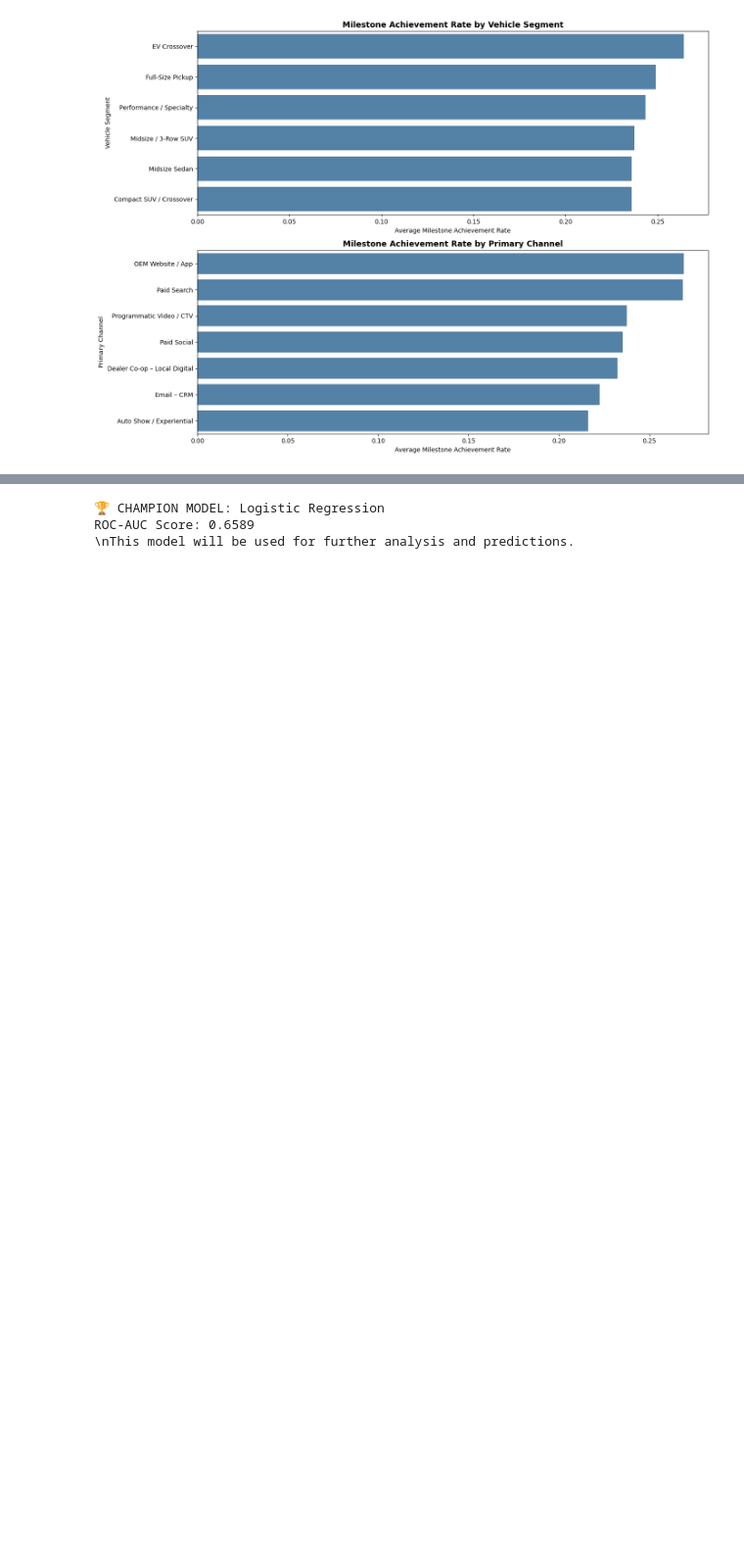
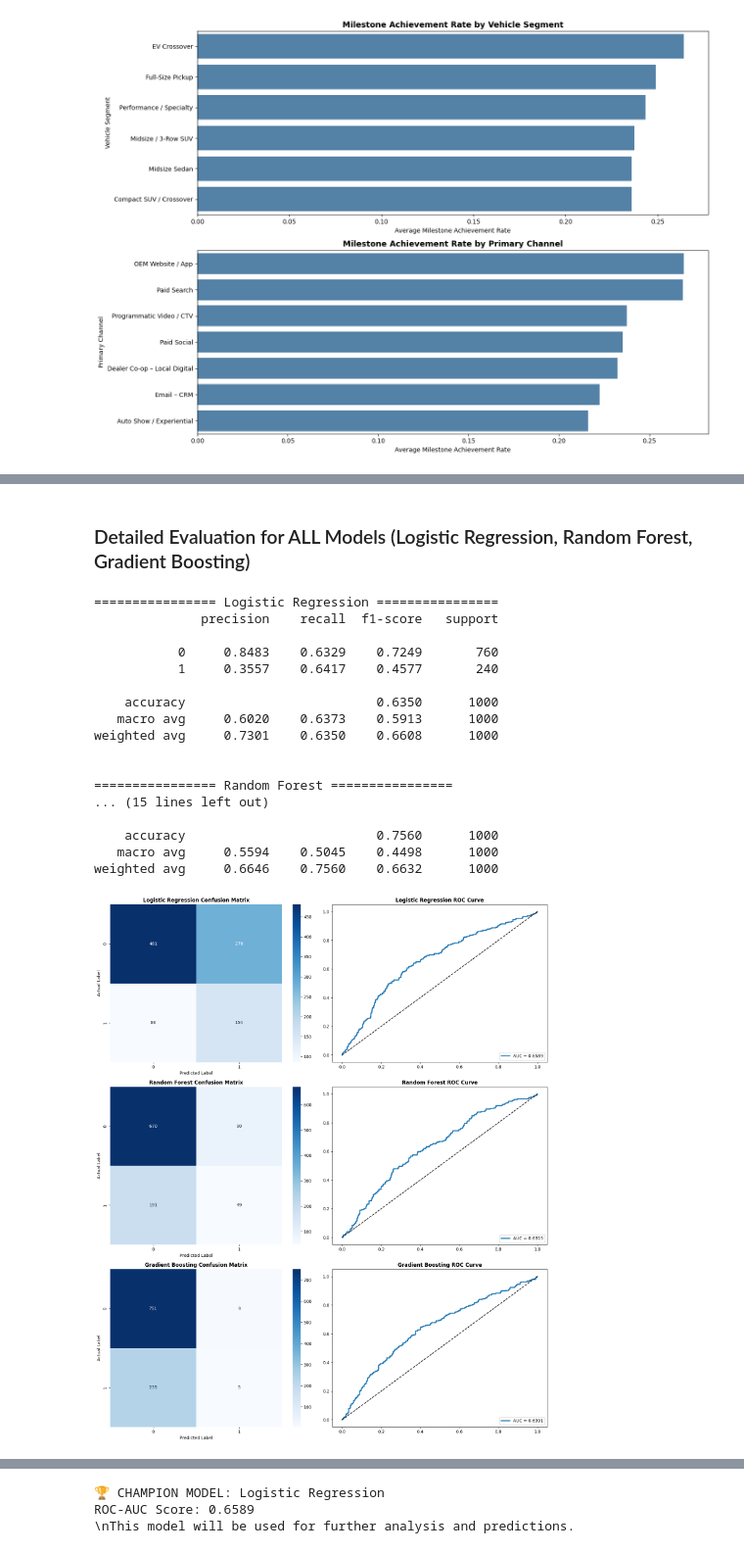
Before and after one commit to sushanth13/ML_automotive, a Jupyter notebook: Predictive_Marketing_Milestone_Attribution_Automotive_FINAL.ipynb, the cells around one changed output, grey strips where cells are left out. Shown at 98% size. Saved outputs shown, nothing was run; the diff lists cells and outputs as text; code cells hidden in the pictures; blank space fills up the shorter version.

Commit message:
Updated gradient boosting

```diff
--- a/Predictive_Marketing_Milestone_Attribution_Automotive_FINAL.ipynb
+++ b/Predictive_Marketing_Milestone_Attribution_Automotive_FINAL.ipynb
@@ -348 +348,52 @@ ROC-AUC  : 0.6391
+# %% [markdown]
+### Detailed Evaluation for ALL Models (Logistic Regression, Random Forest, Gradient Boosting)
+# %%
+import matplotlib.pyplot as plt
+import seaborn as sns
+from sklearn.metrics import confusion_matrix, classification_report, roc_curve, roc_auc_score
+
+fig, axes = plt.subplots(len(predictions_dict), 2, figsize=(15, 6 * len(predictions_dict)))
+
+for idx, (model_name, preds) in enumerate(predictions_dict.items()):
+    y_pred_m = preds['pred']
+    y_pred_proba_m = preds['proba']
+
+    # Confusion Matrix
+    cm = confusion_matrix(y_test, y_pred_m)
+    sns.heatmap(cm, annot=True, fmt='d', cmap='Blues', ax=axes[idx, 0])
+    axes[idx, 0].set_title(f'{model_name} Confusion Matrix', fontweight='bold')
+    axes[idx, 0].set_ylabel('Actual Label')
+    axes[idx, 0].set_xlabel('Predicted Label')
+
+    # ROC Curve
+    fpr, tpr, _ = roc_curve(y_test, y_pred_proba_m)
+    axes[idx, 1].plot(fpr, tpr, linewidth=2.5, label=f'AUC = {roc_auc_score(y_test, y_pred_proba_m):.4f}')
+    axes[idx, 1].plot([0, 1], [0, 1], 'k--')
+    axes[idx, 1].set_title(f'{model_name} ROC Curve', fontweight='bold')
+    axes[idx, 1].legend(loc='lower right')
+
+    print(f'\n================ {model_name} ================')
+    print(classification_report(y_test, y_pred_m, digits=4))
+
+plt.tight_layout()
+plt.show()
+# %% [output]
+================ Logistic Regression ================
+              precision    recall  f1-score   support
+
+           0     0.8483    0.6329    0.7249       760
+           1     0.3557    0.6417    0.4577       240
+
+    accuracy                         0.6350      1000
+   macro avg     0.6020    0.6373    0.5913      1000
+weighted avg     0.7301    0.6350    0.6608      1000
+
+
+================ Random Forest ================
+... (15 lines left out)
+
+    accuracy                         0.7560      1000
+   macro avg     0.5594    0.5045    0.4498      1000
+weighted avg     0.6646    0.7560    0.6632      1000
+[figure, added]
 # %% [markdown]
```
Also changed, not shown: parts of 24 cells of this notebook, 8 other files.
